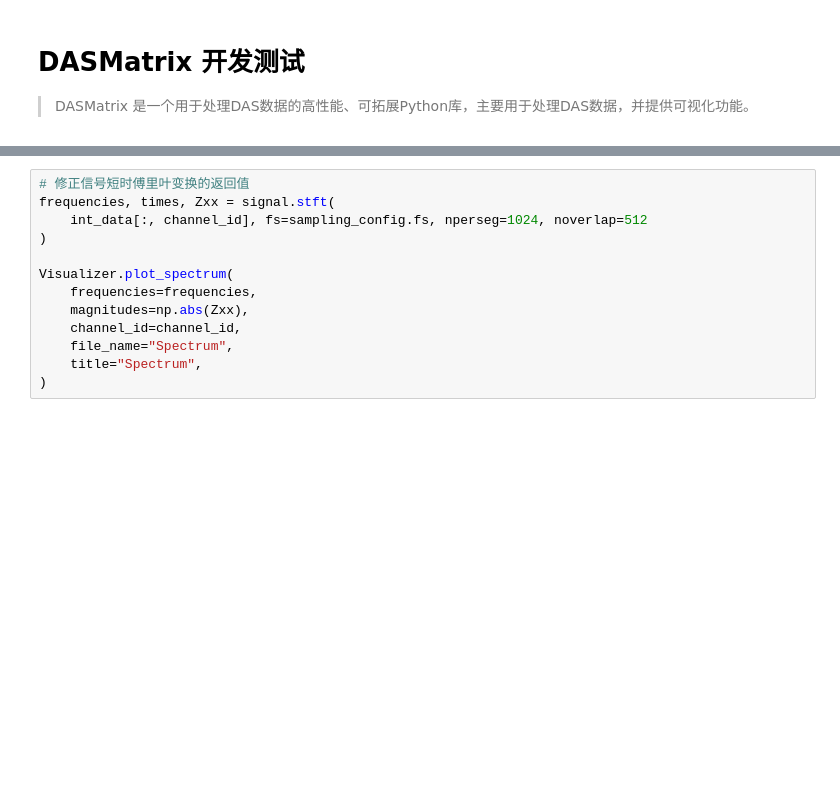
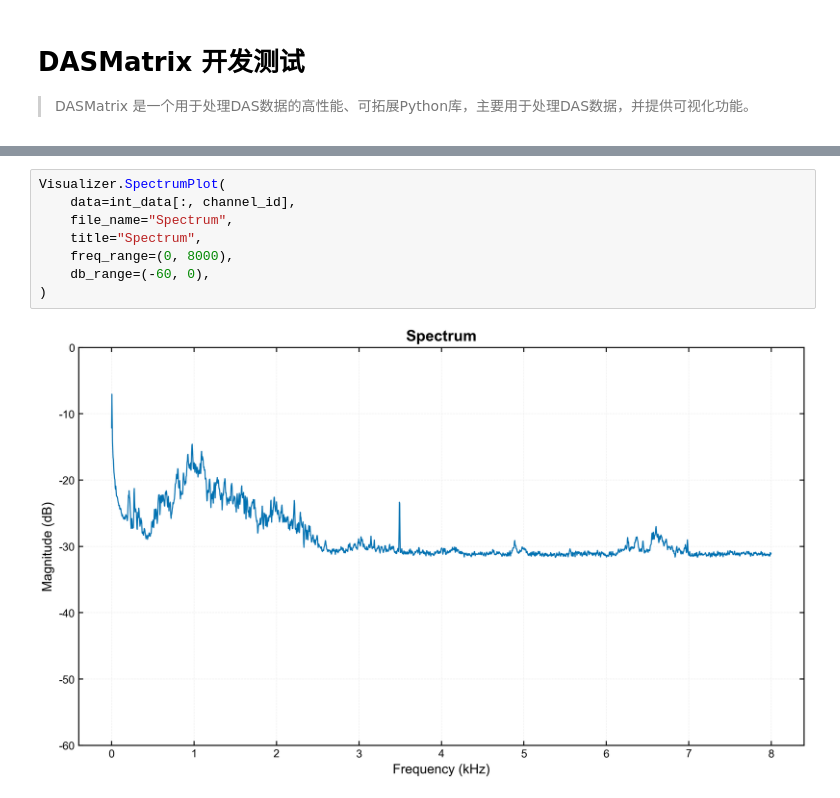
Before and after one commit to QIanGua/DASMatrix, a Jupyter notebook: nb/DASMatrix_Tutorial.ipynb, the cells around one changed output, grey strips where cells are left out. Saved outputs shown, nothing was run; the diff lists cells and outputs as text; blank space fills up the shorter version.

```diff
--- a/nb/DASMatrix_Tutorial.ipynb
+++ b/nb/DASMatrix_Tutorial.ipynb
@@ -64,15 +69,12 @@ Visualizer.plot_waveform(diff_data, channel_id, file_name="Waveform", title="Wav
-# %%
-# 修正信号短时傅里叶变换的返回值
-frequencies, times, Zxx = signal.stft(
-    int_data[:, channel_id], fs=sampling_config.fs, nperseg=1024, noverlap=512
-)
-
-Visualizer.plot_spectrum(
-    frequencies=frequencies,
-    magnitudes=np.abs(Zxx),
-    channel_id=channel_id,
-    file_name="Spectrum",
-    title="Spectrum",
-)
+# %%
+Visualizer.SpectrumPlot(
+    data=int_data[:, channel_id],
+    file_name="Spectrum",
+    title="Spectrum",
+    freq_range=(0, 8000),
+    db_range=(-60, 0),
+)
+# %% [output]
+[figure, added]
 # %%
 # 对于时频图，直接传入单通道数据而不是整个数据矩阵
```
Also changed, not shown: parts of 6 cells of this notebook, 7 other files.
